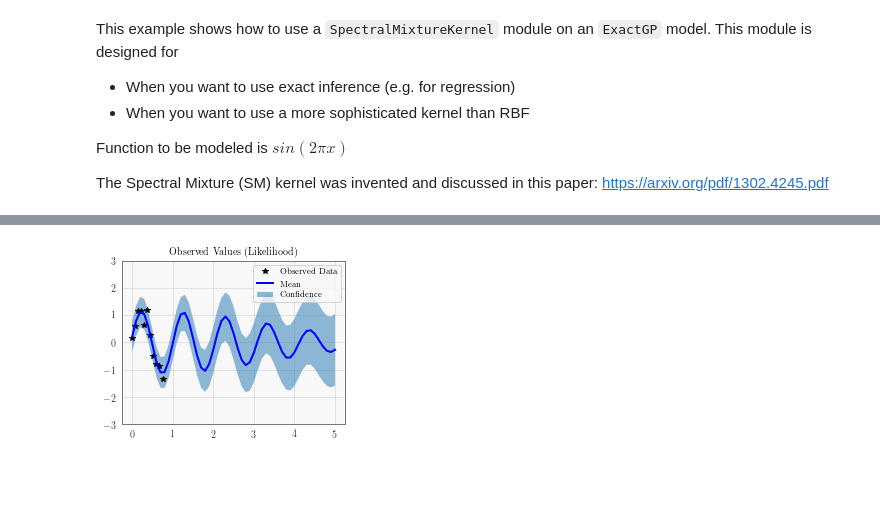
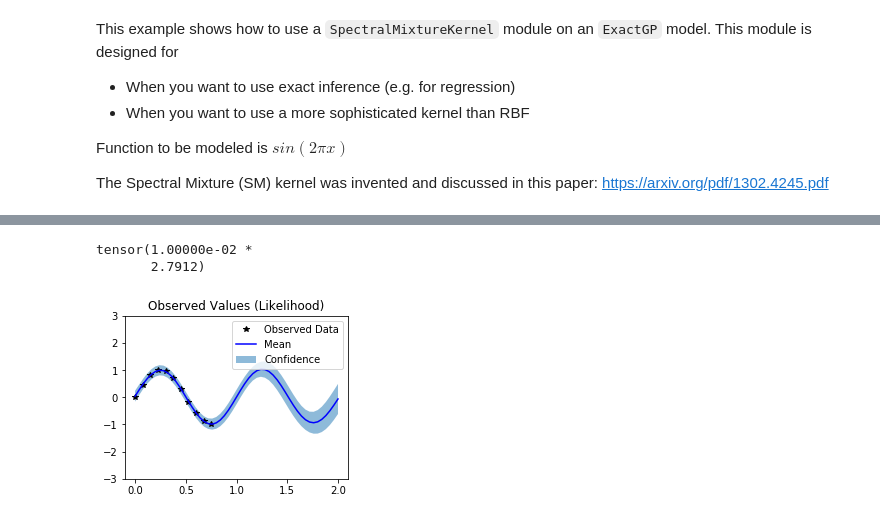
Before and after one commit to cornellius-gp/gpytorch, a Jupyter notebook: examples/spectral_mixture_gp_regression.ipynb, the cells around one changed output, grey strips where cells are left out. Saved outputs shown, nothing was run; the diff lists cells and outputs as text; code cells hidden in the pictures; blank space fills up the shorter version.

```diff
--- a/examples/spectral_mixture_gp_regression.ipynb
+++ b/examples/spectral_mixture_gp_regression.ipynb
@@ -22,7 +22,7 @@ from torch.autograd import Variable
 train_x = Variable(torch.linspace(0, 0.75, 11))
 # True function is sin(2*pi*x)
 # Gaussian noise N(0,0.04) added
-train_y = Variable(torch.sin(train_x.data * (2 * math.pi)) + torch.randn(train_x.size()) * 0.2)
+train_y = Variable(torch.sin(train_x.data * (2 * math.pi)))# + torch.randn(train_x.size()) * 0.2)
 # %%
 from torch import optim
 from gpytorch.kernels import RBFKernel, SpectralMixtureKernel
@@ -36,7 +36,7 @@ class SpectralMixtureGPModel(gpytorch.models.ExactGP):
     def __init__(self, train_x, train_y, likelihood):
         super(SpectralMixtureGPModel, self).__init__(train_x, train_y, likelihood)
         # We can learn a mean between -1 and 1
-        self.mean_module = ConstantMean(constant_bounds=(-1, 1))
+        self.mean_module = ConstantMean()
         # We use a spectral mixture kernel where the frequency is a mixture of 3 Gaussians
         self.covar_module = SpectralMixtureKernel(n_mixtures=3)
 
@@ -47,7 +47,7 @@ class SpectralMixtureGPModel(gpytorch.models.ExactGP):
 
 # Initialize the likelihood. We use a Gaussian for regression to get predictive mean
 # and variance and learn noise parameter
-likelihood = GaussianLikelihood(log_noise_bounds=(-5, 5))
+likelihood = GaussianLikelihood()
 # Use the likelihood to initialize the model
 model = SpectralMixtureGPModel(train_x.data, train_y.data, likelihood)
 # %%
@@ -95,31 +95,35 @@ Iter 50/50 - Loss: 0.454
 # %%
 # Set into eval mode
 model.eval()
 likelihood.eval()
 
 # Initialize figure
 f, observed_ax = plt.subplots(1, 1, figsize=(4, 3))
 # Test points every 0.1 between 0 and 5
 # (note this is over 6 times the length of the region with training points)
-test_x = Variable(torch.linspace(0, 5, 51))
+test_x = Variable(torch.linspace(0, 2, 51))
+test_y = torch.sin(test_x * (2 * math.pi))
 # Make predictions
 observed_pred = likelihood(model(test_x))
+print((observed_pred.mean() - test_y).abs().mean())
 
 # Define plotting function
 def ax_plot(ax, rand_var, title):
     # Get lower and upper confidence bounds
     lower, upper = rand_var.confidence_region()
     # Training data as black stars
     ax.plot(train_x.data.numpy(), train_y.data.numpy(), 'k*')
     # Plot predictive mean as blue line
     ax.plot(test_x.data.numpy(), rand_var.mean().data.numpy(), 'b')
     # Shade confidence region
     ax.fill_between(test_x.data.numpy(), lower.data.numpy(), upper.data.numpy(), alpha=0.5)
     ax.set_ylim([-3, 3])
     # Labels + title
     ax.legend(['Observed Data', 'Mean', 'Confidence'])
     ax.set_title(title)
 # Plot figure
 ax_plot(observed_ax, observed_pred, 'Observed Values (Likelihood)')
 # %% [output]
+tensor(1.00000e-02 *
+       2.7912)
-[figure, old version]
+[figure, new version]
```
Also changed, not shown: parts of 1 cell of this notebook, 4 other files.
